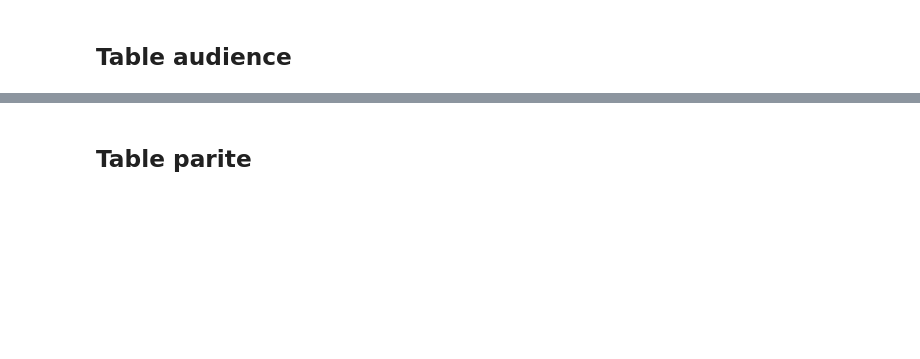
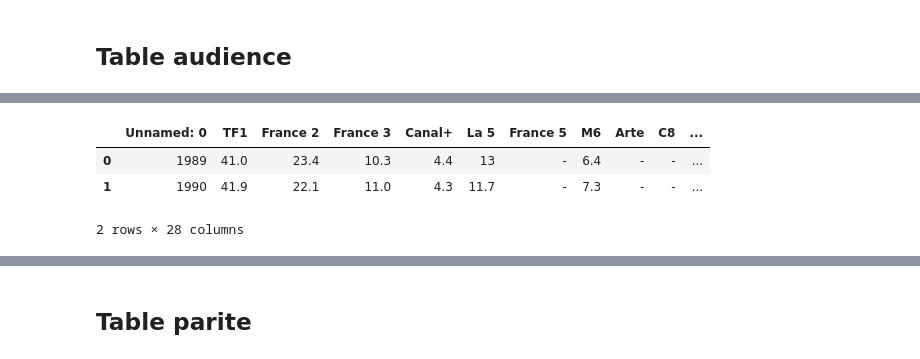
Before and after one commit to Gstrems/Projet_python_2A, a Jupyter notebook: rapport.ipynb, the cells around one changed output, grey strips where cells are left out. Cells and saved outputs as stored; diff of their text form; code cells hidden in the pictures; blank space fills up the shorter version.

```diff
--- a/rapport.ipynb
+++ b/rapport.ipynb
@@ -70,7 +113,13 @@ audience.head(10)
 # %%
 audience = pd.read_excel('temp.xlsx',
                          sheet_name='PartdAudience',
                          skiprows=5,
                          header = 1
                         )
+audience.head(2)
+# %% [output]
+|  | Unnamed: 0 | TF1 | France 2 | France 3 | Canal+ | La 5 | France 5 | M6 | Arte | C8 | ... |
+| 0 | 1989 | 41.0 | 23.4 | 10.3 | 4.4 | 13 | - | 6.4 | - | - | ... |
+| 1 | 1990 | 41.9 | 22.1 | 11.0 | 4.3 | 11.7 | - | 7.3 | - | - | ... |
+2 rows × 28 columns
 # %%
```
Also changed, not shown: parts of 50 cells of this notebook, 5 other files.
